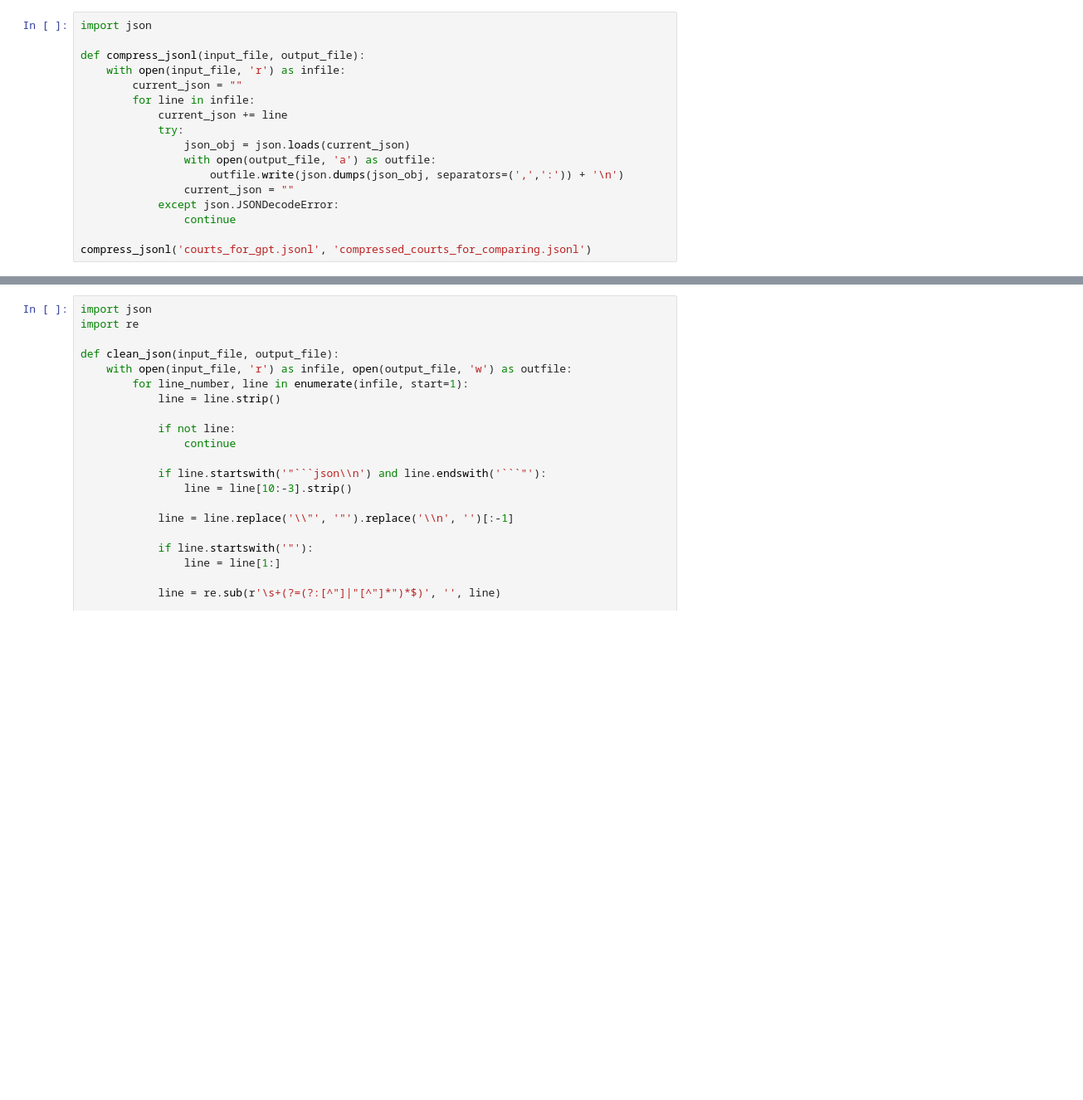
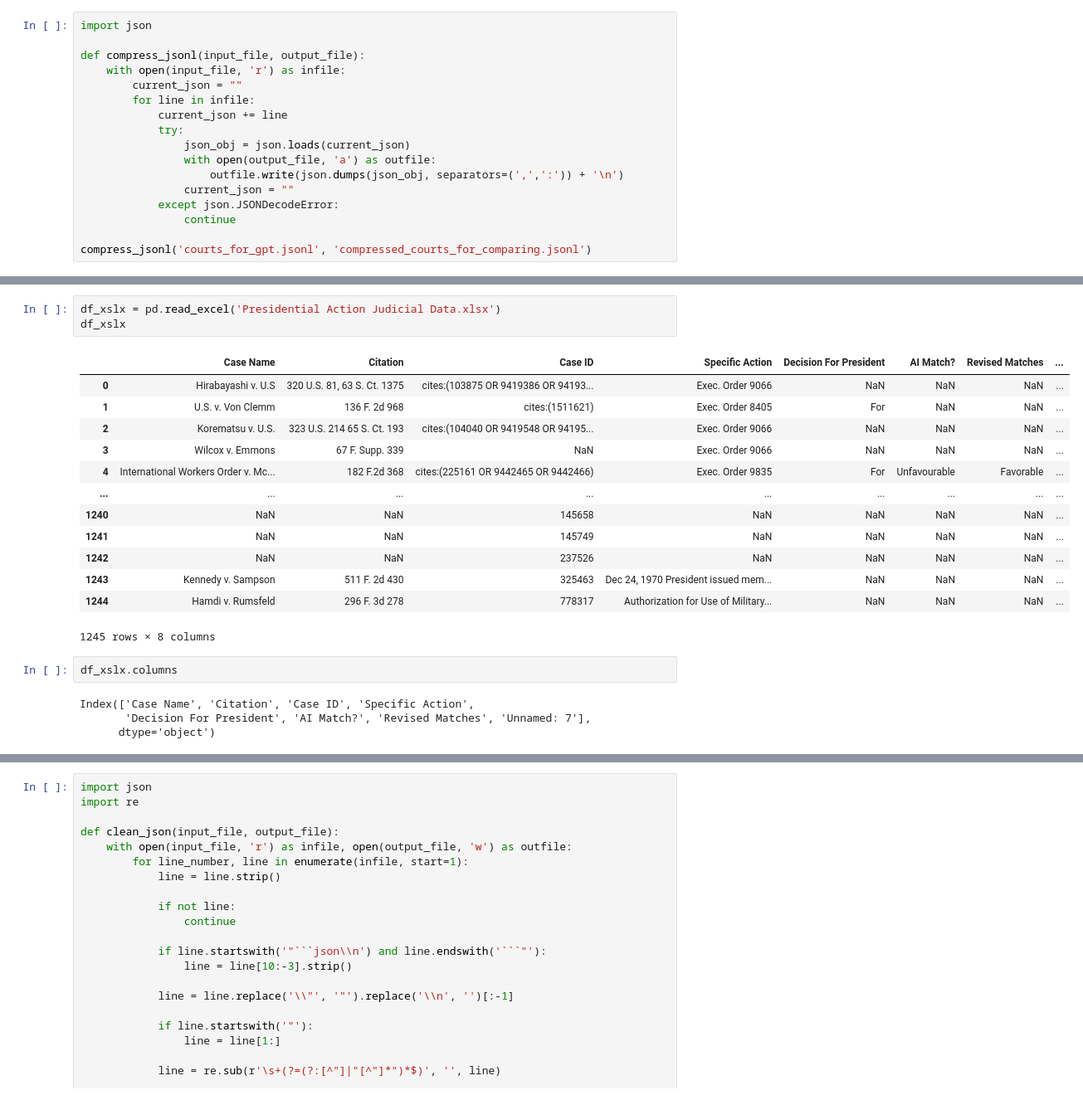
Before and after one commit to kazakhpunk/LLM-Political-Bias, a Jupyter notebook: 4o_and_4o_mini_cross-validation.ipynb, the cells around one changed output, grey strips where cells are left out. Shown: that part at 83% size. Saved outputs shown, nothing was run; the diff lists cells and outputs as text; blank space fills up the shorter version.

```diff
--- a/4o_and_4o_mini_cross-validation.ipynb
+++ b/4o_and_4o_mini_cross-validation.ipynb
@@ -57,3 +57,26 @@ cluster_id                0
 absolute_url              0
 opinions_cited            0
 dtype: int64
+# %%
+df_xslx = pd.read_excel('Presidential Action Judicial Data.xlsx')
+df_xslx
+# %% [output]
+|  | Case Name | Citation | Case ID | Specific Action | Decision For President | AI Match? | Revised Matches | ... |
+| 0 | Hirabayashi v. U.S | 320 U.S. 81, 63 S. Ct. 1375 | cites:(103875 OR 9419386 OR 94193... | Exec. Order 9066 | NaN | NaN | NaN | ... |
+| 1 | U.S. v. Von Clemm | 136 F. 2d 968 | cites:(1511621) | Exec. Order 8405 | For | NaN | NaN | ... |
+| 2 | Korematsu v. U.S. | 323 U.S. 214 65 S. Ct. 193 | cites:(104040 OR 9419548 OR 94195... | Exec. Order 9066 | NaN | NaN | NaN | ... |
+| 3 | Wilcox v. Emmons | 67 F. Supp. 339 | NaN | Exec. Order 9066 | NaN | NaN | NaN | ... |
+| 4 | International Workers Order v. Mc... | 182 F.2d 368 | cites:(225161 OR 9442465 OR 9442466) | Exec. Order 9835 | For | Unfavourable | Favorable | ... |
+| ... | ... | ... | ... | ... | ... | ... | ... | ... |
+| 1240 | NaN | NaN | 145658 | NaN | NaN | NaN | NaN | ... |
+| 1241 | NaN | NaN | 145749 | NaN | NaN | NaN | NaN | ... |
+| 1242 | NaN | NaN | 237526 | NaN | NaN | NaN | NaN | ... |
+| 1243 | Kennedy v. Sampson | 511 F. 2d 430 | 325463 | Dec 24, 1970 President issued mem... | NaN | NaN | NaN | ... |
+| 1244 | Hamdi v. Rumsfeld | 296 F. 3d 278 | 778317 | Authorization for Use of Military... | NaN | NaN | NaN | ... |
+1245 rows × 8 columns
+# %%
+df_xslx.columns
+# %% [output]
+Index(['Case Name', 'Citation', 'Case ID', 'Specific Action',
+       'Decision For President', 'AI Match?', 'Revised Matches', 'Unnamed: 7'],
+      dtype='object')
```
Also changed, not shown: parts of 13 cells of this notebook.
